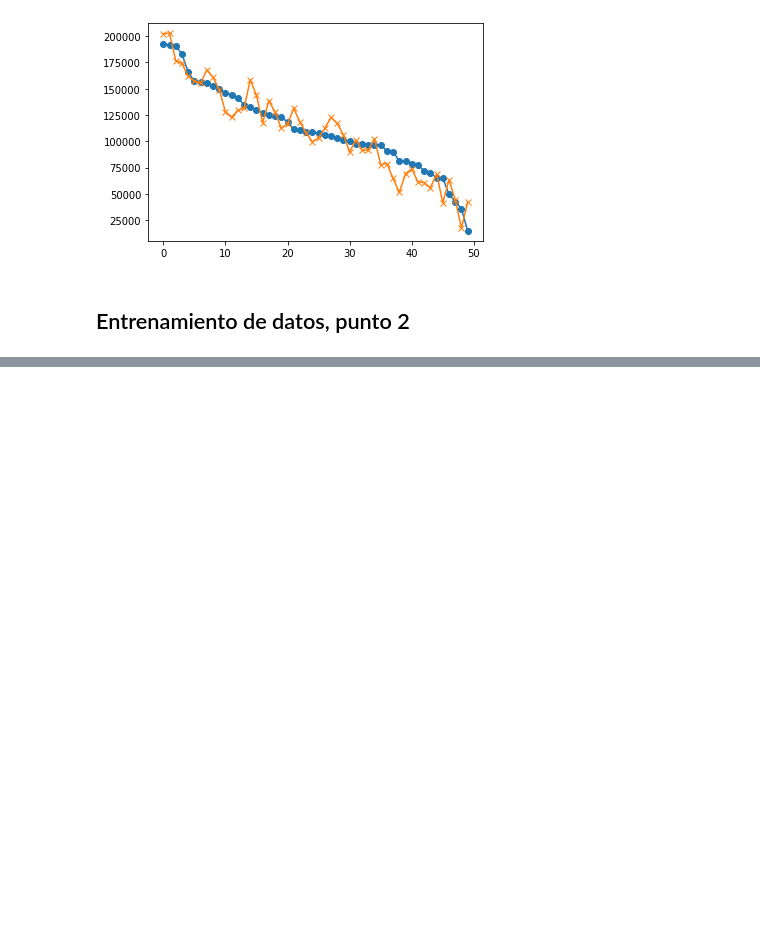
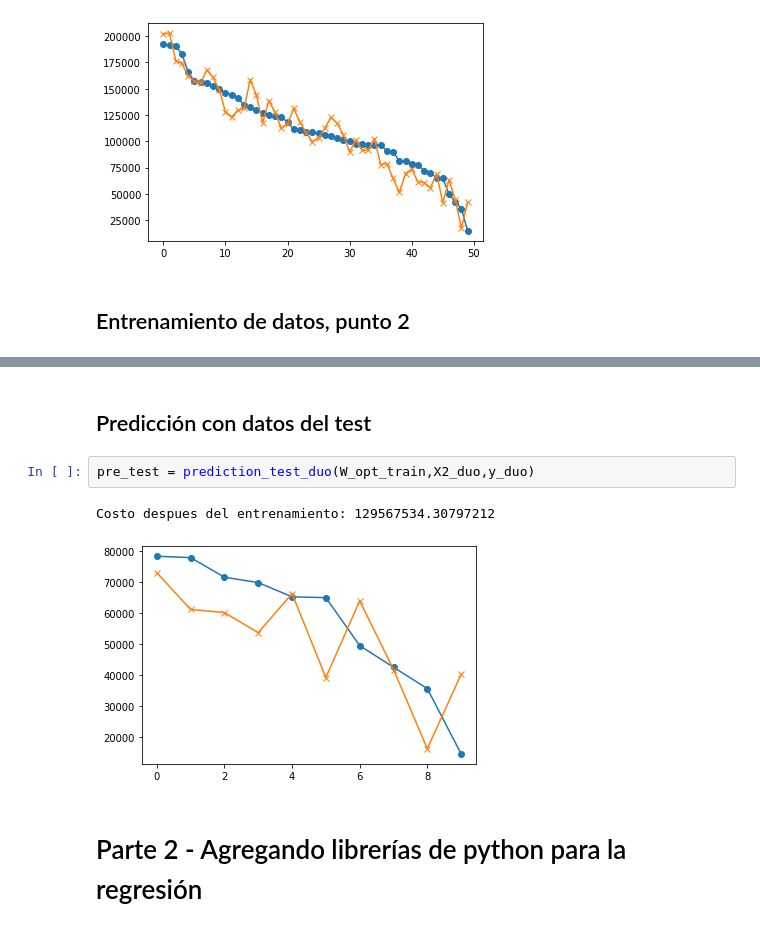
Before and after one commit to ijrios/Machine_learning_regression, a Jupyter notebook: opus_regression.ipynb, the cells around one changed output, grey strips where cells are left out. Saved outputs shown, nothing was run; the diff lists cells and outputs as text; blank space fills up the shorter version.

```diff
--- a/opus_regression.ipynb
+++ b/opus_regression.ipynb
@@ -346,0 +385,9 @@ predicted_tr = entrenamiento_duo(X2_duo,y_duo,0.00000001,100000)
+# %% [markdown]
+## Predicción con datos del test
+# %%
+pre_test = prediction_test_duo(W_opt_train,X2_duo,y_duo)
+# %% [output]
+Costo despues del entrenamiento: 129567534.30797212
+[figure, added]
+# %% [markdown]
+# Parte 2 - Agregando librerías de python para la regresión
```
Also changed, not shown: parts of 42 cells of this notebook.
